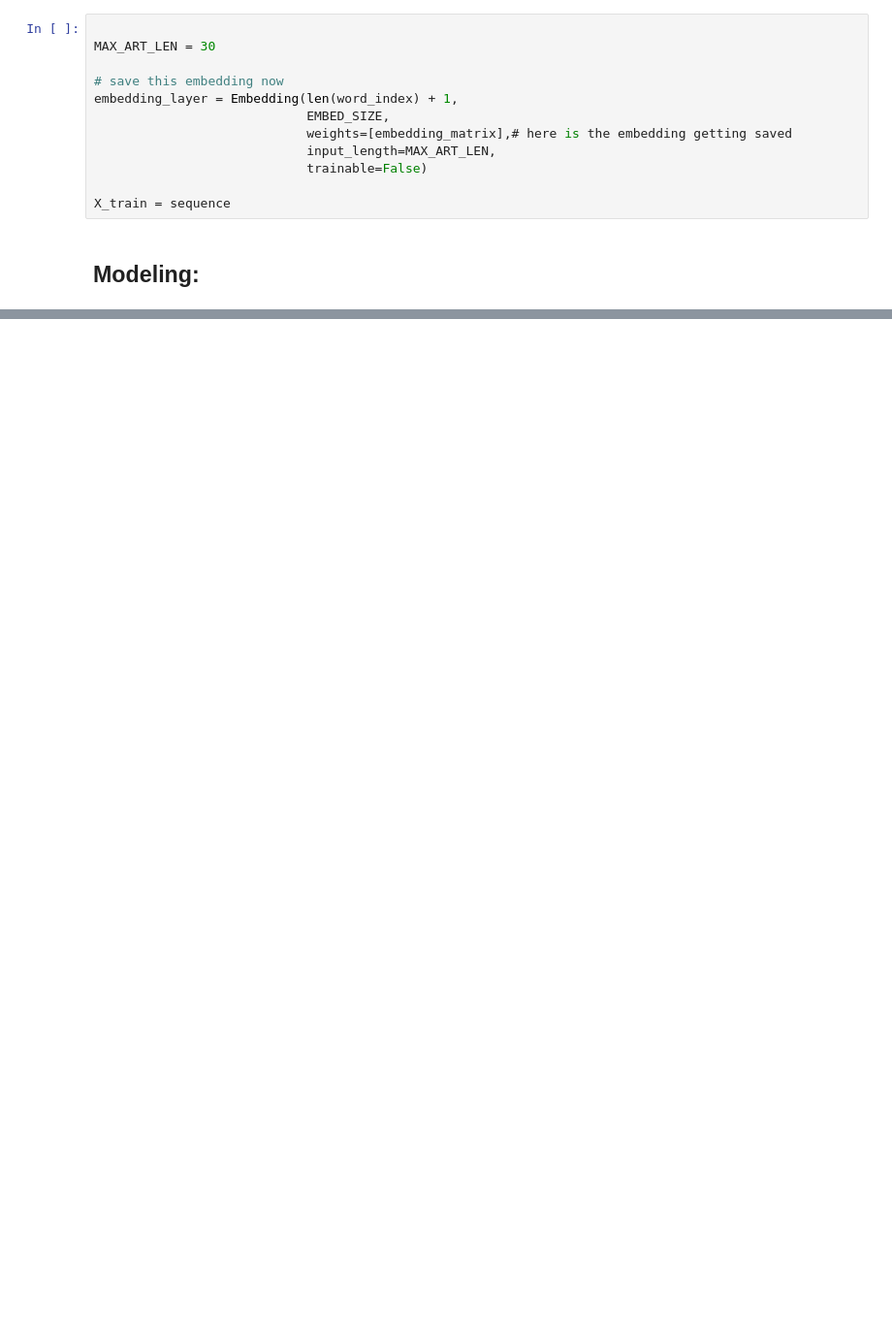
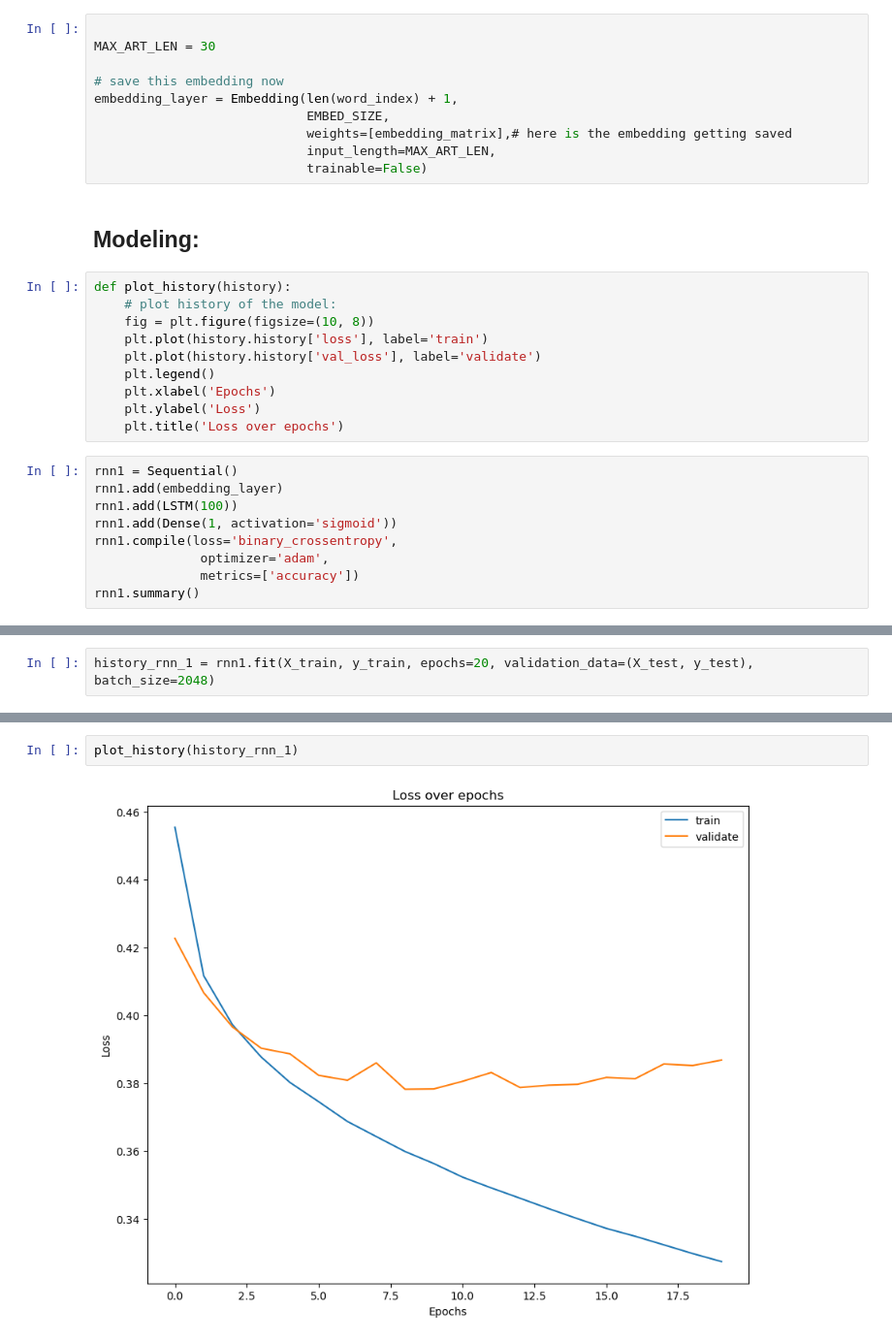
Before and after one commit to saakethkoka/ML-Lab7-RNN, a Jupyter notebook: main.ipynb, the cells around one changed output, grey strips where cells are left out. Shown: that part at 97% size. Drawn from its saved outputs; the diff is of its cells as text; blank space fills up the shorter version.

```diff
--- a/main.ipynb
+++ b/main.ipynb
@@ -105,7 +110,24 @@ embedding_layer = Embedding(len(word_index) + 1,
                             weights=[embedding_matrix],# here is the embedding getting saved
                             input_length=MAX_ART_LEN,
                             trainable=False)
-
-X_train = sequence
 # %% [markdown]
 ## Modeling:
+# %%
+def plot_history(history):
+    # plot history of the model:
+    fig = plt.figure(figsize=(10, 8))
+    plt.plot(history.history['loss'], label='train')
+    plt.plot(history.history['val_loss'], label='validate')
+    plt.legend()
+    plt.xlabel('Epochs')
+    plt.ylabel('Loss')
+    plt.title('Loss over epochs')
+# %%
+rnn1 = Sequential()
+rnn1.add(embedding_layer)
+rnn1.add(LSTM(100))
+rnn1.add(Dense(1, activation='sigmoid'))
+rnn1.compile(loss='binary_crossentropy',
+              optimizer='adam',
+              metrics=['accuracy'])
+rnn1.summary()
@@ -111,0 +150,2 @@ X_train = sequence
+# %%
+history_rnn_1 = rnn1.fit(X_train, y_train, epochs=20, validation_data=(X_test, y_test), batch_size=2048)
@@ -112 +170,5 @@ X_train = sequence
+# %%
+plot_history(history_rnn_1)
+# %% [output]
+[figure, added]
 # %%
```
Also changed, not shown: parts of 11 cells of this notebook.
